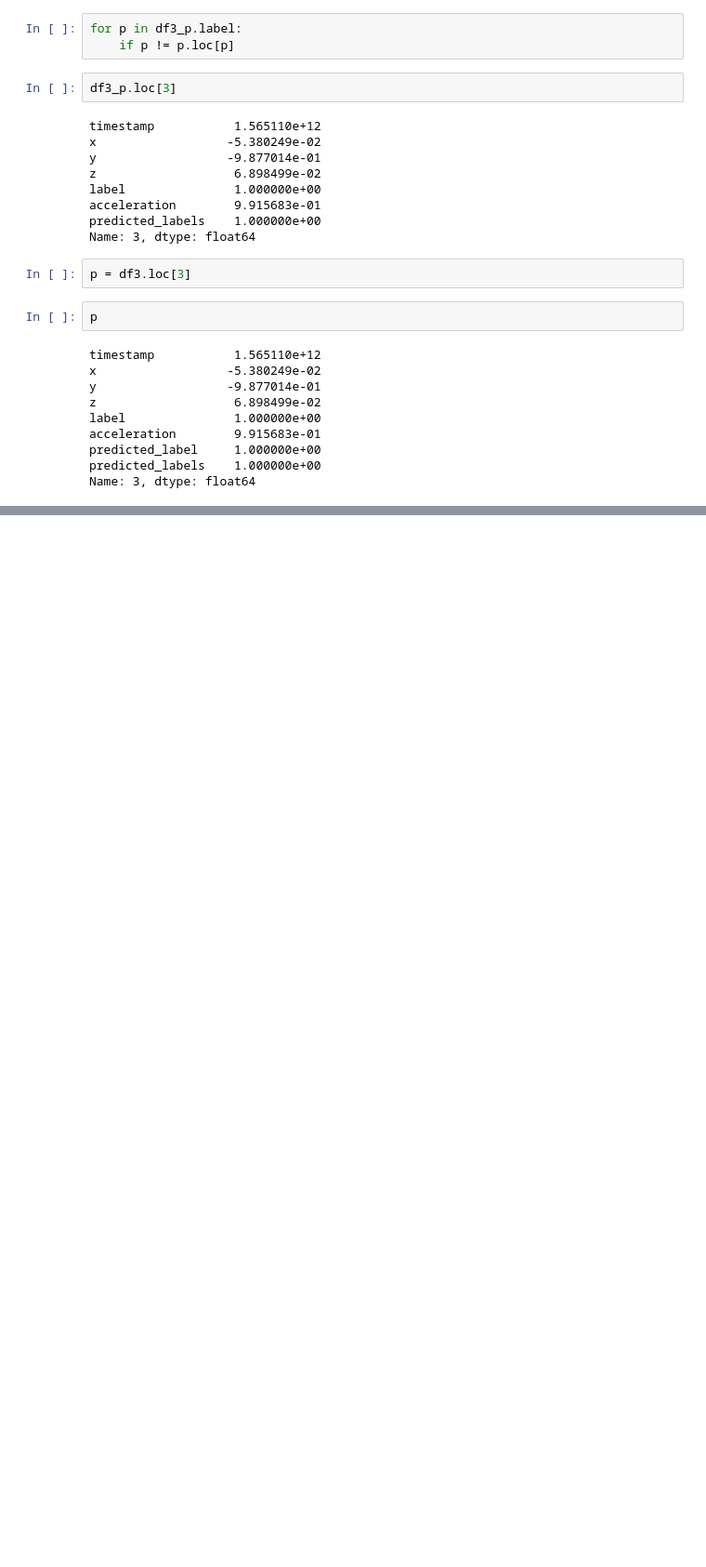
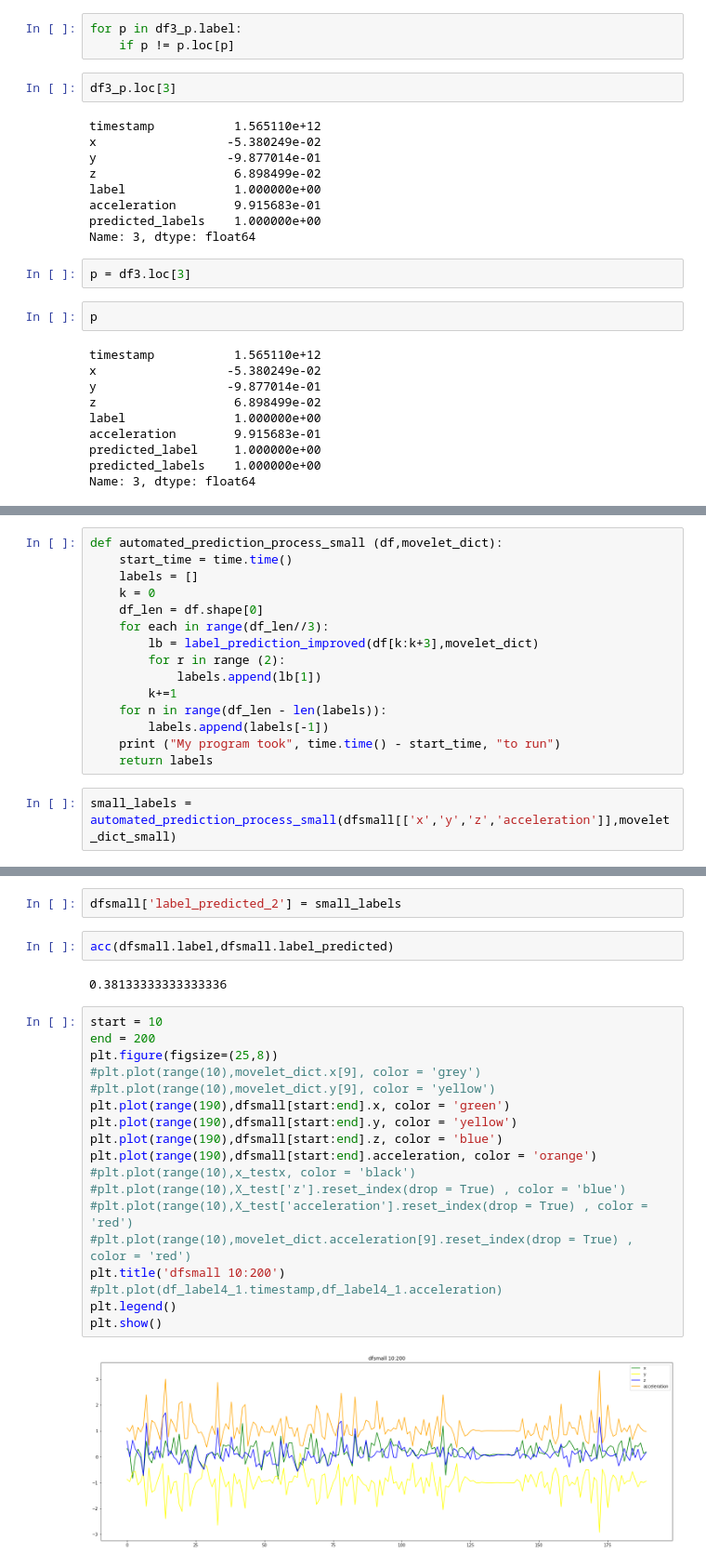
Before and after one commit to federicoweill/movement_prediction_edx_2019, a Jupyter notebook: movement_prediction-movelets.ipynb, the cells around one changed output, grey strips where cells are left out. Shown at 93% size. Cells and saved outputs as stored; diff of their text form; blank space fills up the shorter version.

Commit message:
recomence el proyecto generando un nuevo dataframe base y generando un nuevo movelet dictionary

```diff
--- a/movement_prediction-movelets.ipynb
+++ b/movement_prediction-movelets.ipynb
@@ -1410,0 +1413,17 @@ Name: 3, dtype: float64
+# %%
+def automated_prediction_process_small (df,movelet_dict):
+    start_time = time.time()
+    labels = []
+    k = 0
+    df_len = df.shape[0]
+    for each in range(df_len//3):
+        lb = label_prediction_improved(df[k:k+3],movelet_dict)
+        for r in range (2):
+            labels.append(lb[1])
+        k+=1
+    for n in range(df_len - len(labels)):
+        labels.append(labels[-1])
+    print ("My program took", time.time() - start_time, "to run")
+    return labels
+# %%
+small_labels = automated_prediction_process_small(dfsmall[['x','y','z','acceleration']],movelet_dict_small)
@@ -1410,0 +1445,26 @@ Name: 3, dtype: float64
+# %%
+dfsmall['label_predicted_2'] = small_labels
+# %%
+acc(dfsmall.label,dfsmall.label_predicted)
+# %% [output]
+0.38133333333333336
+# %%
+start = 10
+end = 200
+plt.figure(figsize=(25,8))
+#plt.plot(range(10),movelet_dict.x[9], color = 'grey')
+#plt.plot(range(10),movelet_dict.y[9], color = 'yellow')
+plt.plot(range(190),dfsmall[start:end].x, color = 'green')
+plt.plot(range(190),dfsmall[start:end].y, color = 'yellow')
+plt.plot(range(190),dfsmall[start:end].z, color = 'blue')
+plt.plot(range(190),dfsmall[start:end].acceleration, color = 'orange')
+#plt.plot(range(10),x_testx, color = 'black')
+#plt.plot(range(10),X_test['z'].reset_index(drop = True) , color = 'blue')
+#plt.plot(range(10),X_test['acceleration'].reset_index(drop = True) , color = 'red')
+#plt.plot(range(10),movelet_dict.acceleration[9].reset_index(drop = True) , color = 'red')
+plt.title('dfsmall 10:200')
+#plt.plot(df_label4_1.timestamp,df_label4_1.acceleration)
+plt.legend()
+plt.show()
+# %% [output]
+[figure, added]
```
Also changed, not shown: parts of 25 cells of this notebook.
